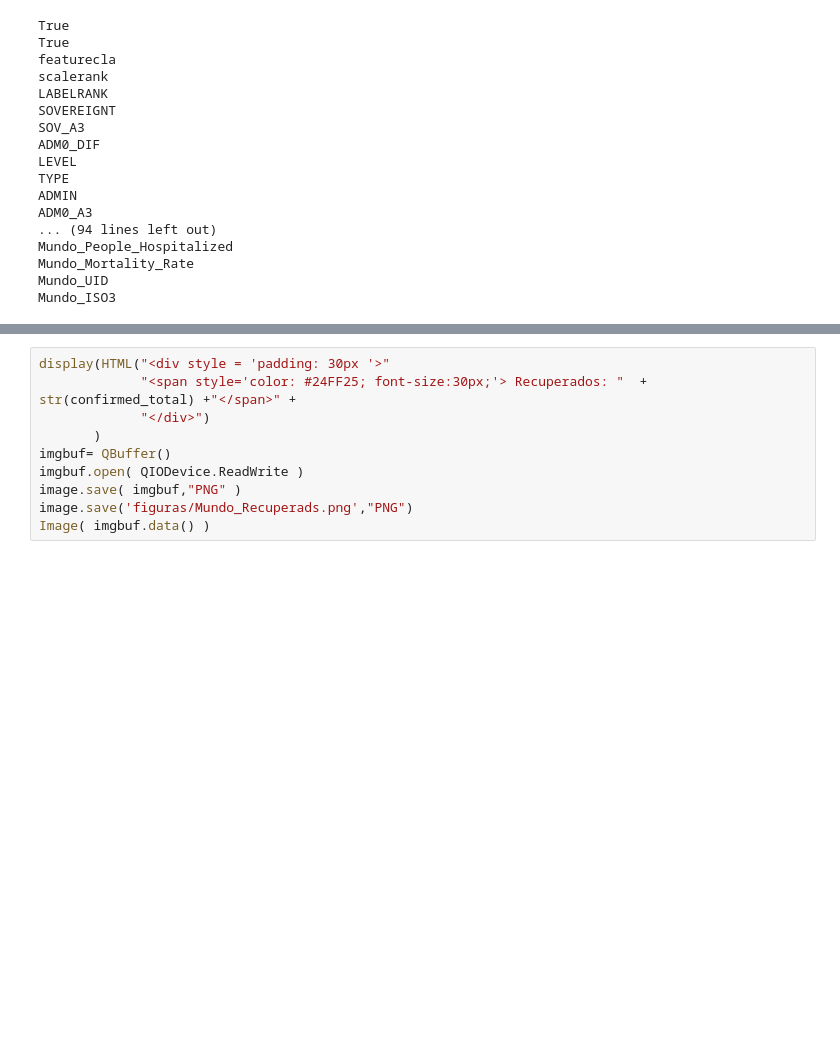
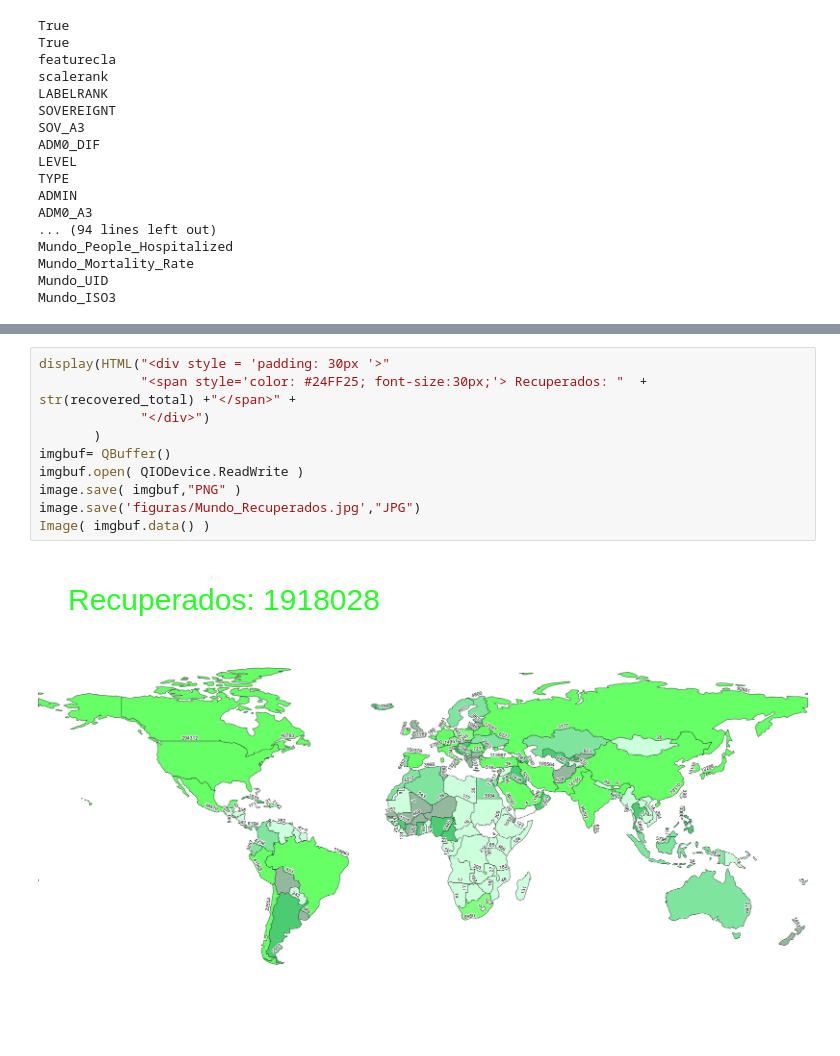
Before and after one commit to miguelpinto-98/Epidemiologia, a Jupyter notebook: Mundo2.ipynb, the cells around one changed output, grey strips where cells are left out. Drawn from its saved outputs; the diff is of its cells as text; blank space fills up the shorter version.

```diff
--- a/Mundo2.ipynb
+++ b/Mundo2.ipynb
@@ -489,10 +505,13 @@ image = render.renderedImage()
 # %%
 display(HTML("<div style = 'padding: 30px '>"
-             "<span style='color: #24FF25; font-size:30px;'> Recuperados: "  + str(confirmed_total) +"</span>" +
+             "<span style='color: #24FF25; font-size:30px;'> Recuperados: "  + str(recovered_total) +"</span>" +
              "</div>")
        )
 imgbuf= QBuffer()
 imgbuf.open( QIODevice.ReadWrite )
 image.save( imgbuf,"PNG" )
-image.save('figuras/Mundo_Recuperads.png',"PNG")
+image.save('figuras/Mundo_Recuperados.jpg',"JPG")
 Image( imgbuf.data() )
+# %% [output]
+Recuperados: 1918028
+[figure, added]
```
Also changed, not shown: parts of 6 cells of this notebook, 16 other files.
